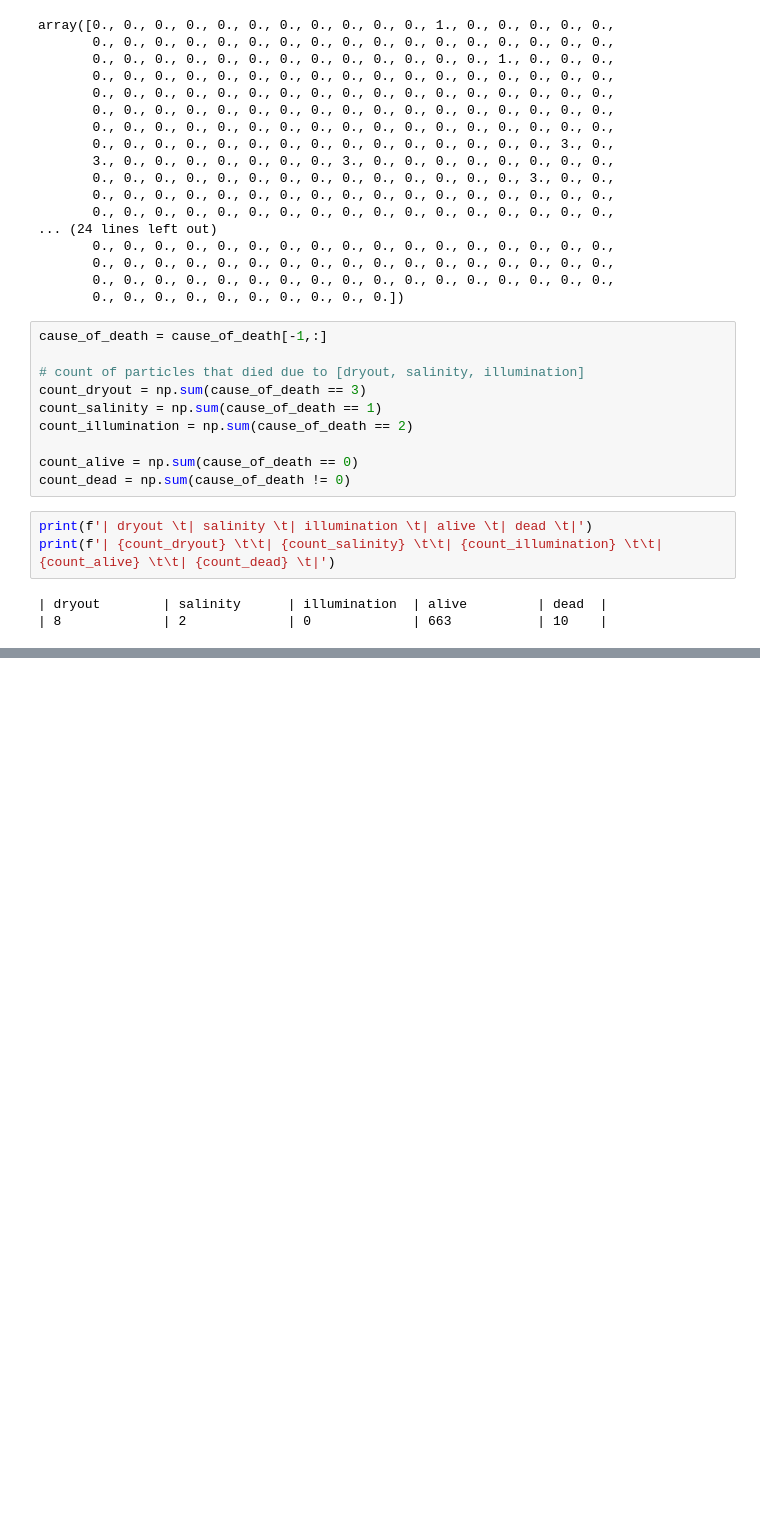
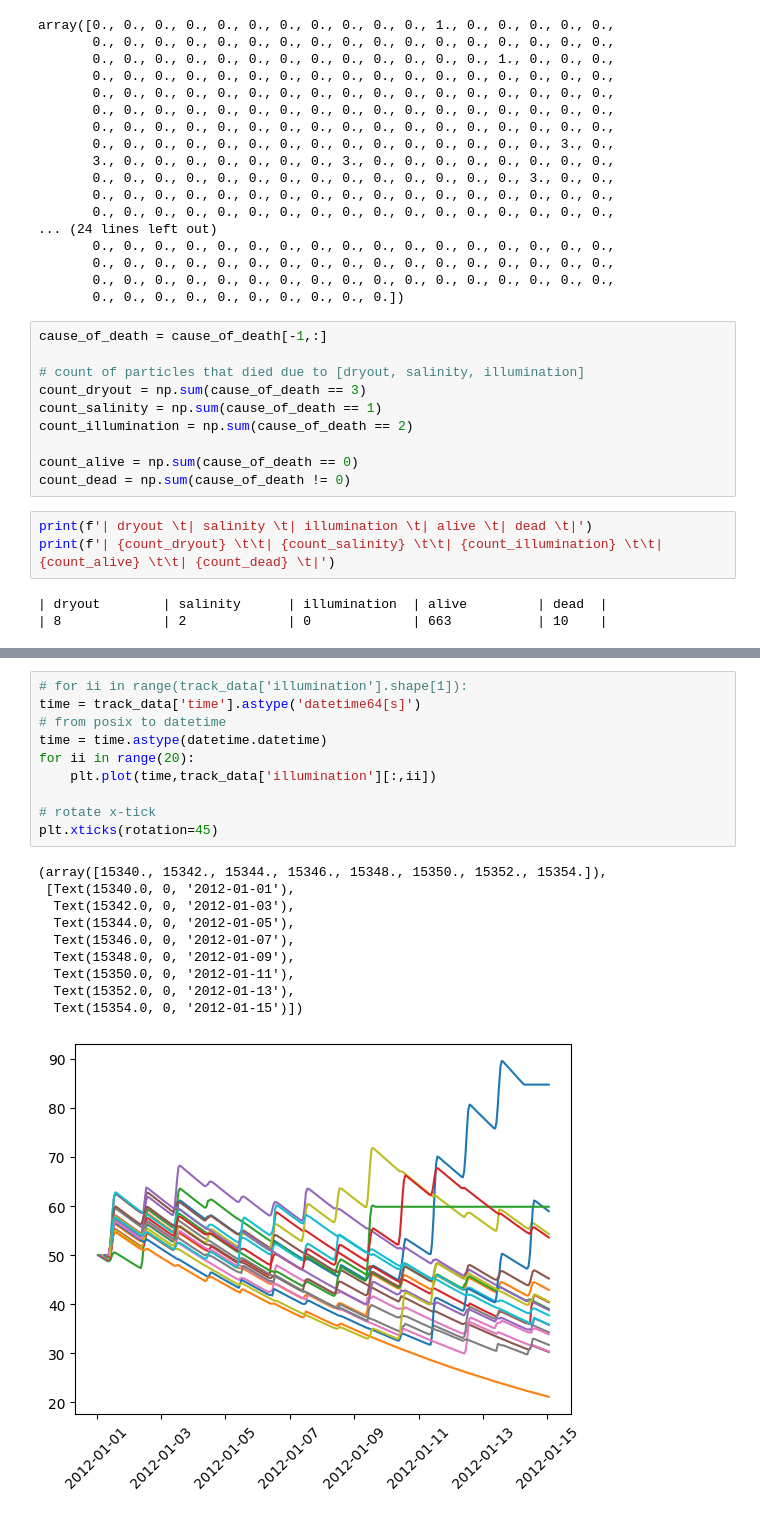
Before and after one commit to 465b/oceantracker, a Jupyter notebook: experiments/collapse/2023-v04/dev_plotting_routines_for_collapse.ipynb, the cells around one changed output, grey strips where cells are left out. Drawn from its saved outputs; the diff is of its cells as text; blank space fills up the shorter version.

```diff
--- a/experiments/collapse/2023-v04/dev_plotting_routines_for_collapse.ipynb
+++ b/experiments/collapse/2023-v04/dev_plotting_routines_for_collapse.ipynb
@@ -2520,0 +2572,21 @@ _ = [print(f'"{item}",') for item in df.variables.keys()]
+# %%
+# for ii in range(track_data['illumination'].shape[1]):
+time = track_data['time'].astype('datetime64[s]')
+# from posix to datetime
+time = time.astype(datetime.datetime)
+for ii in range(20):
+    plt.plot(time,track_data['illumination'][:,ii])
+
+# rotate x-tick
+plt.xticks(rotation=45)
+# %% [output]
+(array([15340., 15342., 15344., 15346., 15348., 15350., 15352., 15354.]),
+ [Text(15340.0, 0, '2012-01-01'),
+  Text(15342.0, 0, '2012-01-03'),
+  Text(15344.0, 0, '2012-01-05'),
+  Text(15346.0, 0, '2012-01-07'),
+  Text(15348.0, 0, '2012-01-09'),
+  Text(15350.0, 0, '2012-01-11'),
+  Text(15352.0, 0, '2012-01-13'),
+  Text(15354.0, 0, '2012-01-15')])
+[figure, added]
```
Also changed, not shown: parts of 16 cells of this notebook, 5 other files.
